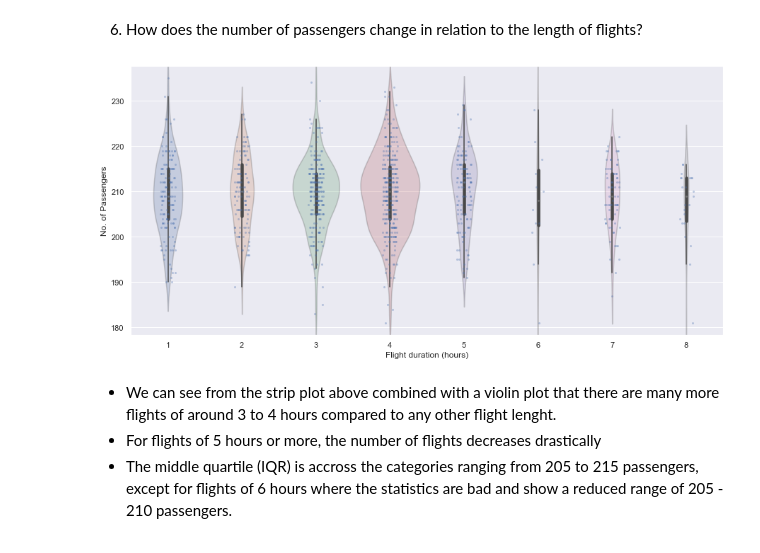
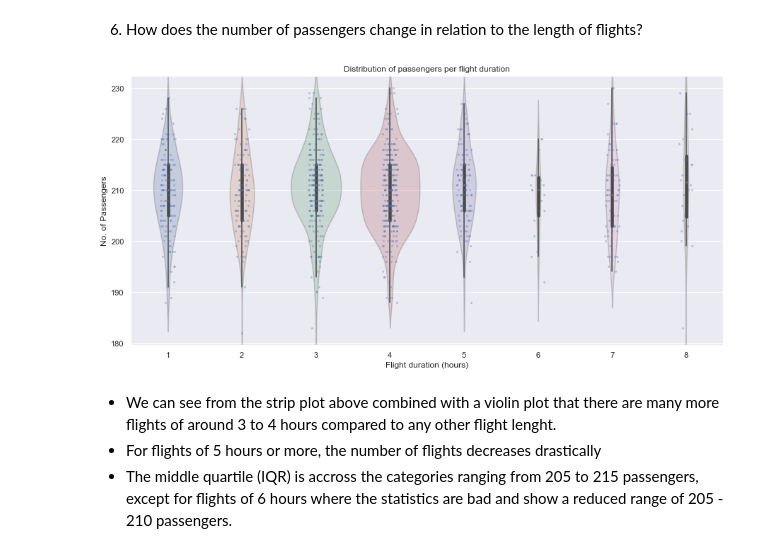
Before and after one commit to juan-s-cruz/DS-portfolio, a Jupyter notebook: Airline Analysis/Airline Analysis.ipynb, the cells around one changed output. Drawn from its saved outputs; the diff is of its cells as text; code cells hidden in the pictures.

```diff
--- a/Airline Analysis/Airline Analysis.ipynb
+++ b/Airline Analysis/Airline Analysis.ipynb
@@ -318,16 +319,18 @@ Adding a meal however implies the smallest increase in price on average, the mea
 # %%
 ## Task 6
 flight_sample = flight[flight.passengers > 180].sample(n=1000)
 
 plt.figure(figsize=(15,7))
 ax = sns.violinplot(data=flight_sample, x='hours', y='passengers',showmeans = True, inner='box', scale='count' )
 plt.setp(ax.collections, alpha=.25)
 sns.stripplot(x='hours',y='passengers',data=flight_sample, s=3, alpha=0.35, jitter=.1)
 plt.xlabel('Flight duration (hours)')
 plt.ylabel('No. of Passengers')
+plt.title('Distribution of passengers per flight duration')
+plt.savefig('violinPassengers.jpg',dpi=150)
 plt.show()
 # %% [output]
-[figure, old version]
+[figure, new version]
 # %% [markdown]
 - We can see from the strip plot above combined with a violin plot that there are many more flights of around 3 to 4 hours compared to any other flight lenght.
 - For flights of 5 hours or more, the number of flights decreases drastically
```
Also changed, not shown: parts of 2 cells of this notebook, 14 other files.
